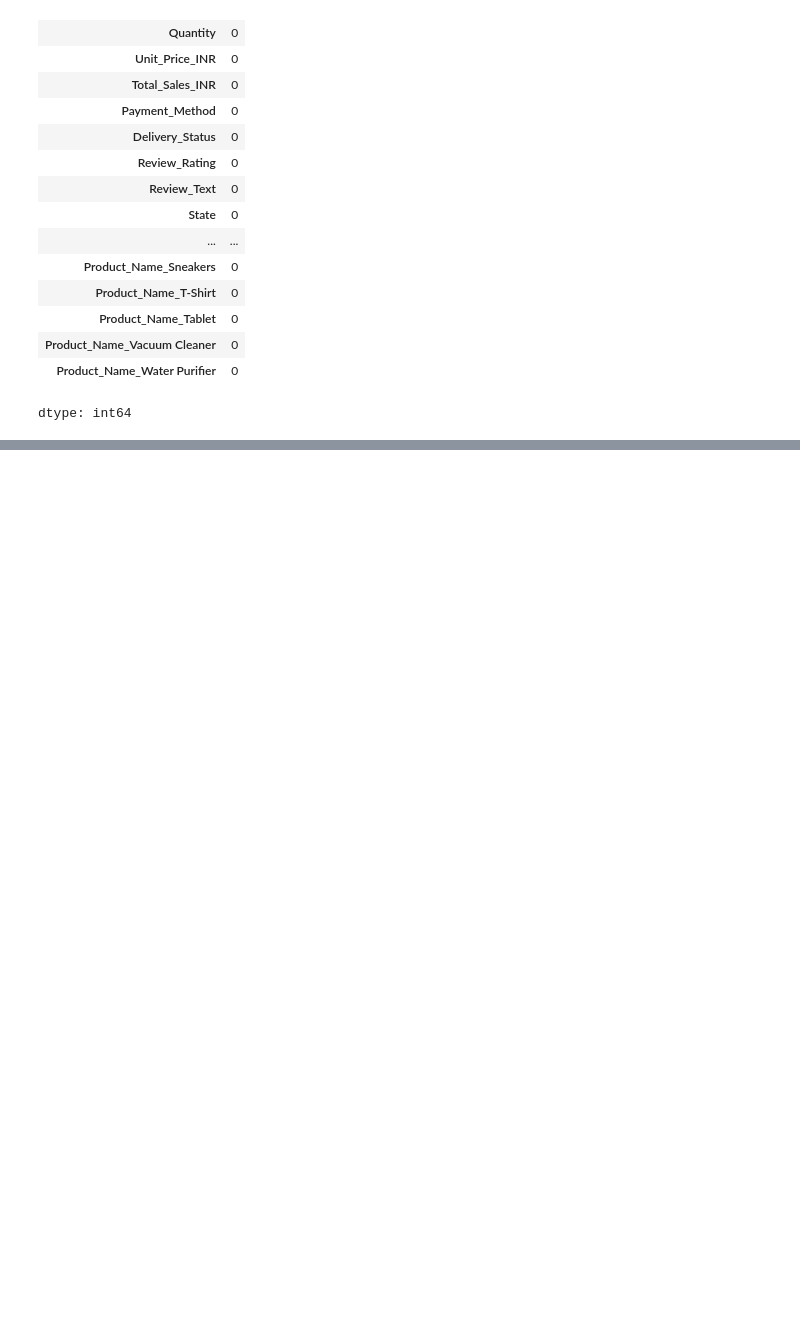
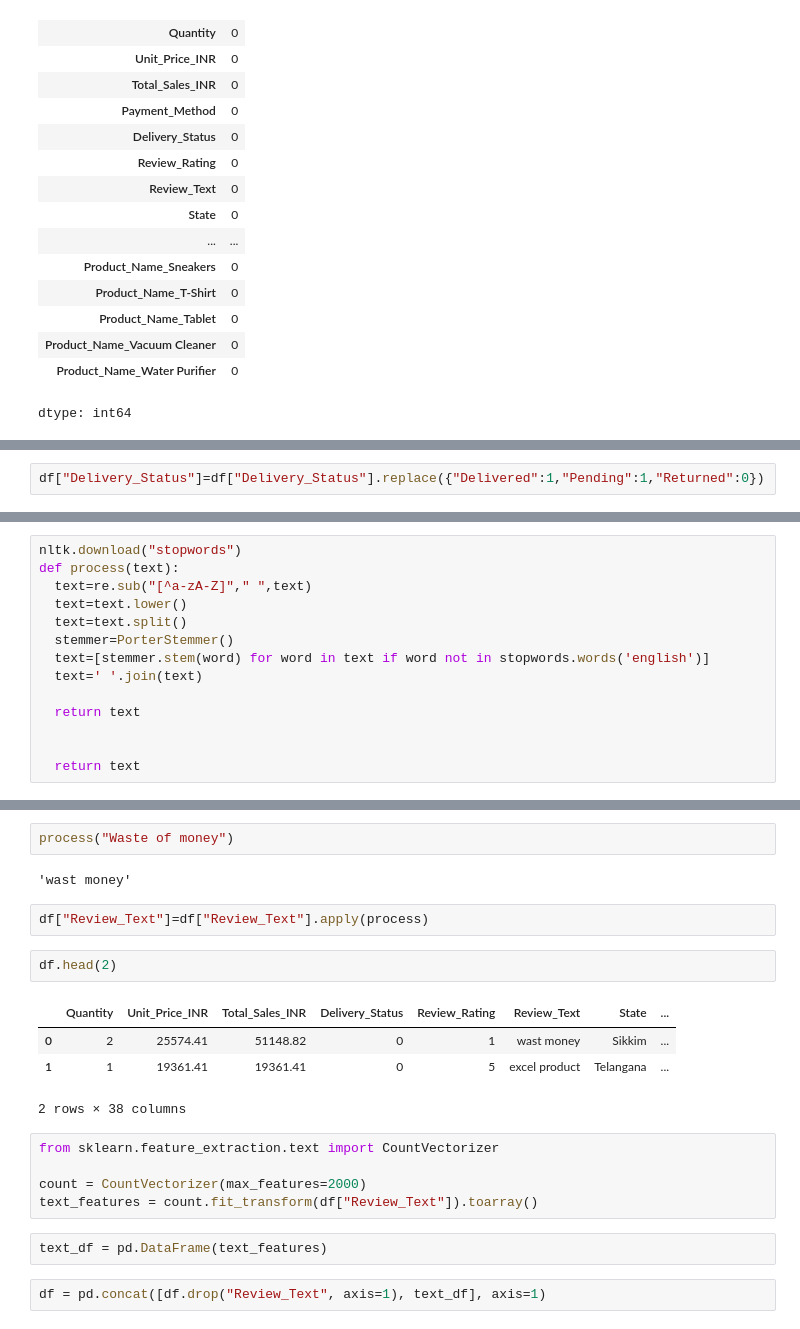
Before and after one commit to SouravDasz/practice, a Jupyter notebook: financial.ipynb, the cells around one changed output, grey strips where cells are left out. Drawn from its saved outputs; the diff is of its cells as text; blank space fills up the shorter version.

```diff
--- a/financial.ipynb
+++ b/financial.ipynb
@@ -298,0 +289,2 @@ dtype: int64
+# %%
+df["Delivery_Status"]=df["Delivery_Status"].replace({"Delivered":1,"Pending":1,"Returned":0})
@@ -298,0 +305,14 @@ dtype: int64
+# %%
+nltk.download("stopwords")
+def process(text):
+  text=re.sub("[^a-zA-Z]"," ",text)
+  text=text.lower()
+  text=text.split()
+  stemmer=PorterStemmer()
+  text=[stemmer.stem(word) for word in text if word not in stopwords.words('english')]
+  text=' '.join(text)
+
+  return text
+
+
+  return text
@@ -298,0 +322,22 @@ dtype: int64
+# %%
+process("Waste of money")
+# %% [output]
+'wast money'
+# %%
+df["Review_Text"]=df["Review_Text"].apply(process)
+# %%
+df.head(2)
+# %% [output]
+|  | Quantity | Unit_Price_INR | Total_Sales_INR | Delivery_Status | Review_Rating | Review_Text | State | ... |
+| 0 | 2 | 25574.41 | 51148.82 | 0 | 1 | wast money | Sikkim | ... |
+| 1 | 1 | 19361.41 | 19361.41 | 0 | 5 | excel product | Telangana | ... |
+2 rows × 38 columns
+# %%
+from sklearn.feature_extraction.text import CountVectorizer
+
+count = CountVectorizer(max_features=2000)
+text_features = count.fit_transform(df["Review_Text"]).toarray()
+# %%
+text_df = pd.DataFrame(text_features)
+# %%
+df = pd.concat([df.drop("Review_Text", axis=1), text_df], axis=1)
```
Also changed, not shown: parts of 15 cells of this notebook.
